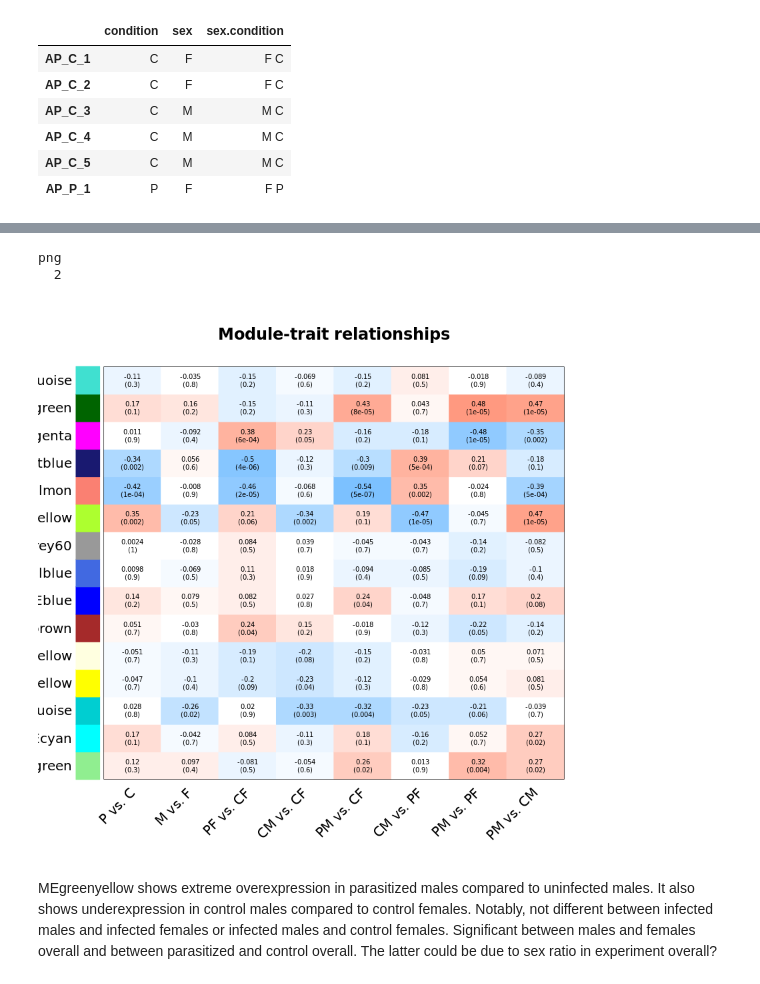
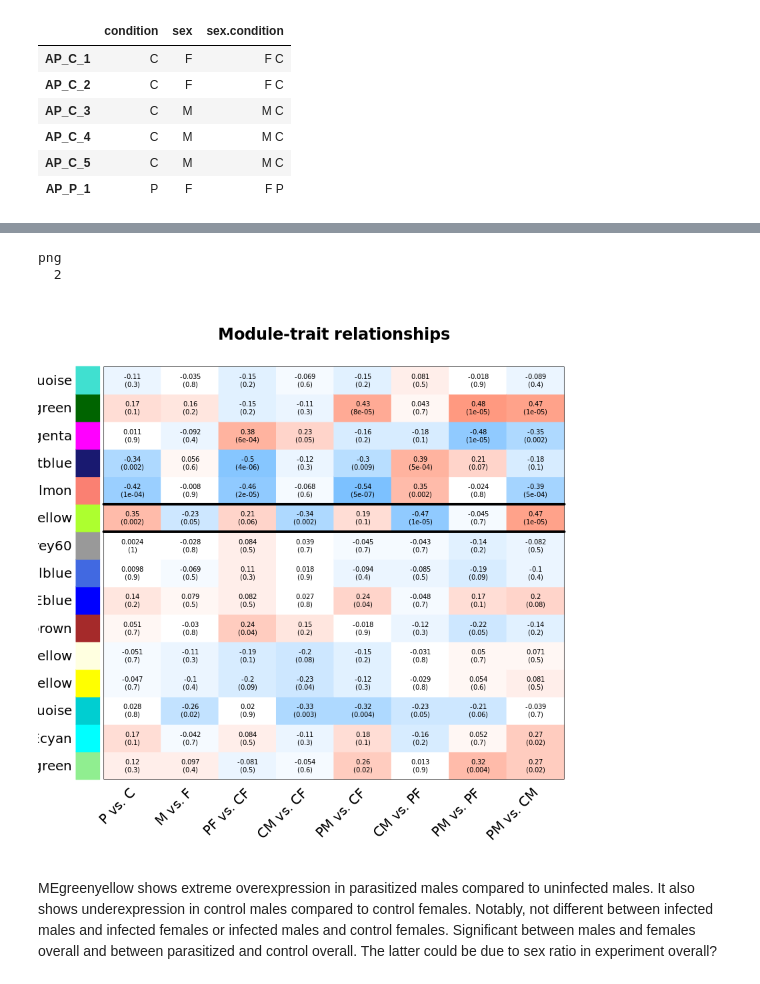
Before and after one commit to tepoltlab/RhithroLoxo_DE, a Jupyter notebook: juptyer_notebooks/WGCNA-FP.ipynb, the cells around one changed output, grey strips where cells are left out. Cells and saved outputs as stored; diff of their text form; code cells hidden in the pictures.

```diff
--- a/juptyer_notebooks/WGCNA-FP.ipynb
+++ b/juptyer_notebooks/WGCNA-FP.ipynb
@@ -350,34 +350,38 @@ par(mar = c(5, 9, 3, 0))
 labeledHeatmap(Matrix = moduleTraitCor,
         xLabels = c("P vs. C","M vs. F","PF vs. CF", "CM vs. CF", "PM vs. CF", "CM vs. PF", "PM vs. PF","PM vs. CM"),
         yLabels = names(MEs),
         ySymbols = names(MEs),
         colorLabels = FALSE,
         plotLegend = FALSE,
         colors = blueWhiteRed(50),
         textMatrix = textMatrix,
         setStdMargins = FALSE,
         cex.text = 0.5,
+        horizontalSeparator.y = c(5,6),
+        horizontalSeparator.lwd = c(3,3),
         #showrRows = ,
         zlim = c(-1,1),
         main = paste("Module-trait relationships"))
 dev.off()
 labeledHeatmap(Matrix = moduleTraitCor,
         xLabels = c("P vs. C","M vs. F","PF vs. CF", "CM vs. CF", "PM vs. CF", "CM vs. PF", "PM vs. PF","PM vs. CM"),
         yLabels = names(MEs),
         ySymbols = names(MEs),
         colorLabels = FALSE,
         plotLegend = FALSE,
         colors = blueWhiteRed(50),
         textMatrix = textMatrix,
         setStdMargins = FALSE,
         cex.text = 0.5,
+        horizontalSeparator.y = c(5,6),
+        horizontalSeparator.lwd = c(3,3),
         #showrRows = ,
         zlim = c(-1,1),
         main = paste("Module-trait relationships"))
 # %% [output]
 png
   2
-[figure, old version]
+[figure, new version]
 # %% [markdown]
 MEgreenyellow shows extreme overexpression in parasitized males compared to uninfected males. It also shows underexpression in control males compared to control females. Notably, not different between infected males and infected females or infected males and control females. Significant between males and females overall and between parasitized and control overall. The latter could be due to sex ratio in experiment overall?
 # %% [markdown]
```
Also changed, not shown: 1 other file.
